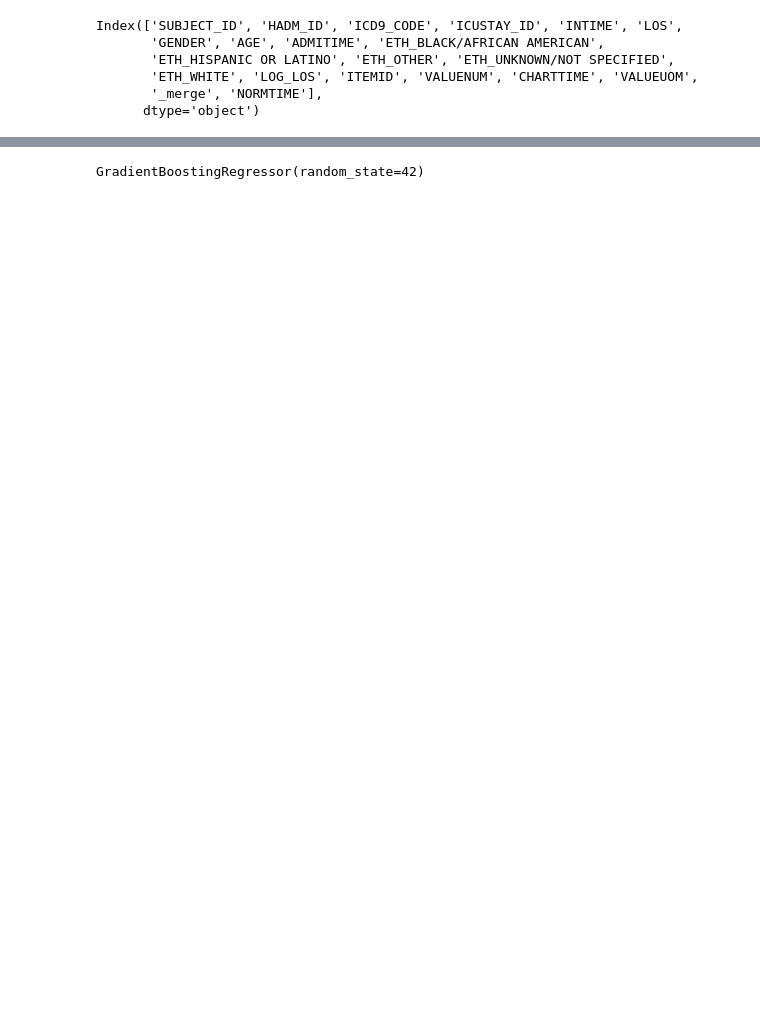
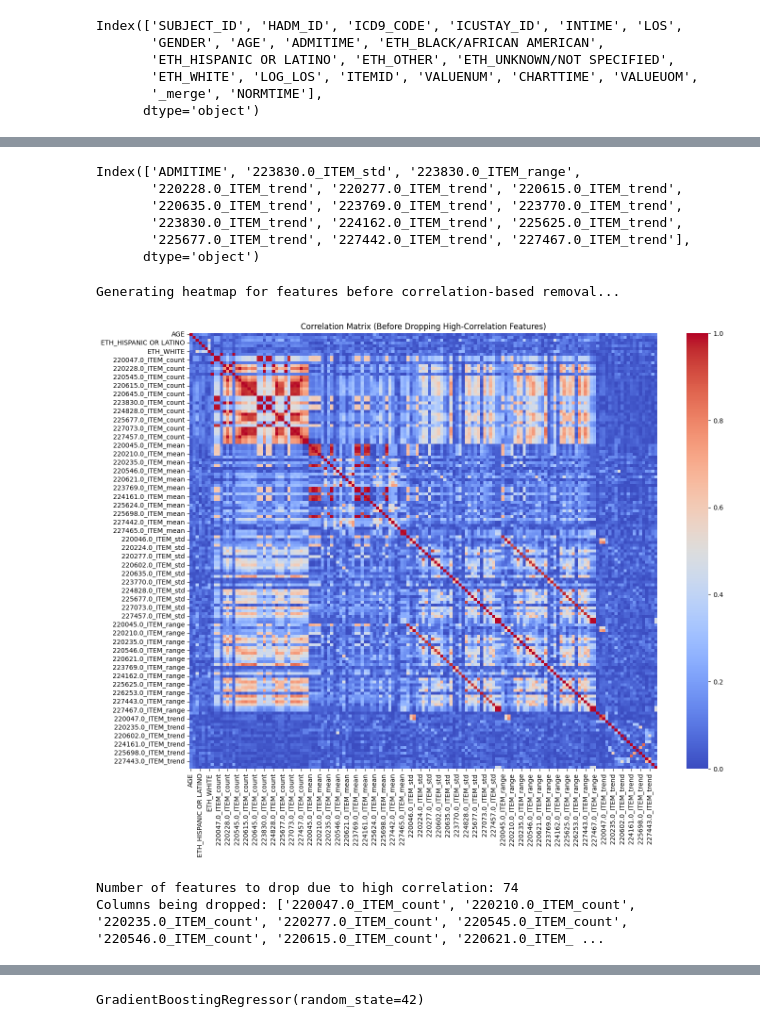
Before and after one commit to Francesinhas/mimic3-length-of-stay-prediction, a Jupyter notebook: FeatureEngineering.ipynb, the cells around one changed output, grey strips where cells are left out. Saved outputs shown, nothing was run; the diff lists cells and outputs as text; code cells hidden in the pictures; blank space fills up the shorter version.

```diff
--- a/FeatureEngineering.ipynb
+++ b/FeatureEngineering.ipynb
@@ -648,0 +657,8 @@ model_data_full.head()
+# %%
+model_data_full = create_feature_matrix(
+    df_merged_with_chartevents,
+    static_features,
+    top30_features
+)
+
+model_data_full.head()
@@ -706,0 +685,23 @@ Final MAE on the hold-out test set: 9.3818 days
+# %%
+from sklearn.feature_selection import VarianceThreshold
+# only works on numerical features
+selector = VarianceThreshold(threshold=0.01)  # drop features with <1% variance
+
+non_numerical_feature_cols = ['SUBJECT_ID','HADM_ID','ICUSTAY_ID','LOG_LOS']
+
+feature_cols = [col for col in model_data_full.columns if col not in non_numerical_feature_cols]
+
+features_df = model_data_full[feature_cols]
+selector.fit(features_df)
+
+kept_cols = features_df.columns[selector.get_support()]
+
+print(f"Original number of features: {len(feature_cols)}")
+print(f"Number of features kept: {len(kept_cols)}")
+
+final_cols_to_keep = non_numerical_feature_cols + kept_cols.tolist()
+df_selected = model_data_full[final_cols_to_keep]
+
+print("\nShape of the new DataFrame:", df_selected.shape)
+print("\nFirst 5 rows of the new DataFrame with selected features:")
+print(df_selected.head())
@@ -706,0 +726,36 @@ Final MAE on the hold-out test set: 9.3818 days
+# %%
+dropped_cols_mask = ~selector.get_support()
+dropped_cols = features_df.columns[dropped_cols_mask]
+# Dropped columns
+dropped_cols
+# %% [output]
+Index(['ADMITIME', '223830.0_ITEM_std', '223830.0_ITEM_range',
+       '220228.0_ITEM_trend', '220277.0_ITEM_trend', '220615.0_ITEM_trend',
+       '220635.0_ITEM_trend', '223769.0_ITEM_trend', '223770.0_ITEM_trend',
+       '223830.0_ITEM_trend', '224162.0_ITEM_trend', '225625.0_ITEM_trend',
+       '225677.0_ITEM_trend', '227442.0_ITEM_trend', '227467.0_ITEM_trend'],
+      dtype='object')
+# %%
+X = df_selected.drop(columns=non_numerical_feature_cols)
+
+corr_matrix = X.corr().abs()
+
+print("Generating heatmap for features before correlation-based removal...")
+
+plt.figure(figsize=(16, 12))  # Adjust size as needed for readability
+sns.heatmap(corr_matrix, cmap='coolwarm', annot=False) # annot=True can be used for smaller matrices
+plt.title('Correlation Matrix (Before Dropping High-Correlation Features)')
+plt.show()
+# %% [output]
+Generating heatmap for features before correlation-based removal...
+[figure, added]
+# %%
+upper = corr_matrix.where(np.triu(np.ones(corr_matrix.shape), k=1).astype(bool))
+
+to_drop = [column for column in upper.columns if any(upper[column] > 0.9)]
+
+print(f"Number of features to drop due to high correlation: {len(to_drop)}")
+print("Columns being dropped:", to_drop)
+# %% [output]
+Number of features to drop due to high correlation: 74
+Columns being dropped: ['220047.0_ITEM_count', '220210.0_ITEM_count', '220235.0_ITEM_count', '220277.0_ITEM_count', '220545.0_ITEM_count', '220546.0_ITEM_count', '220615.0_ITEM_count', '220621.0_ITEM_ ...
```
Also changed, not shown: parts of 15 cells of this notebook.
